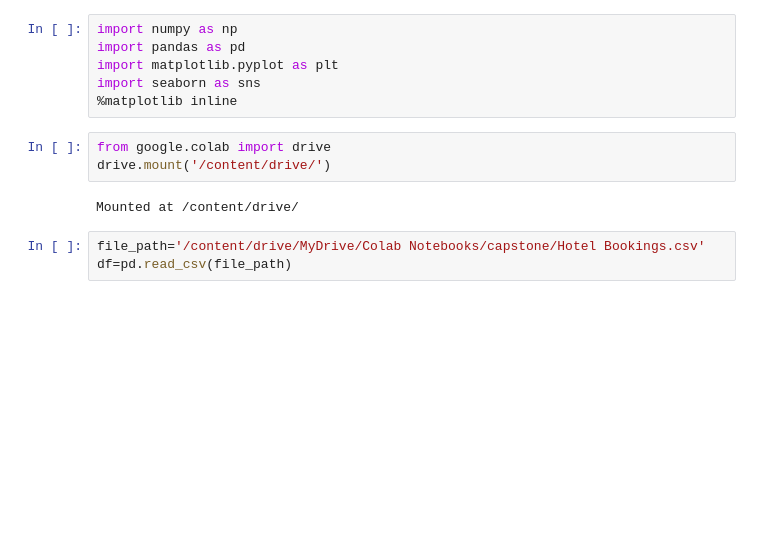
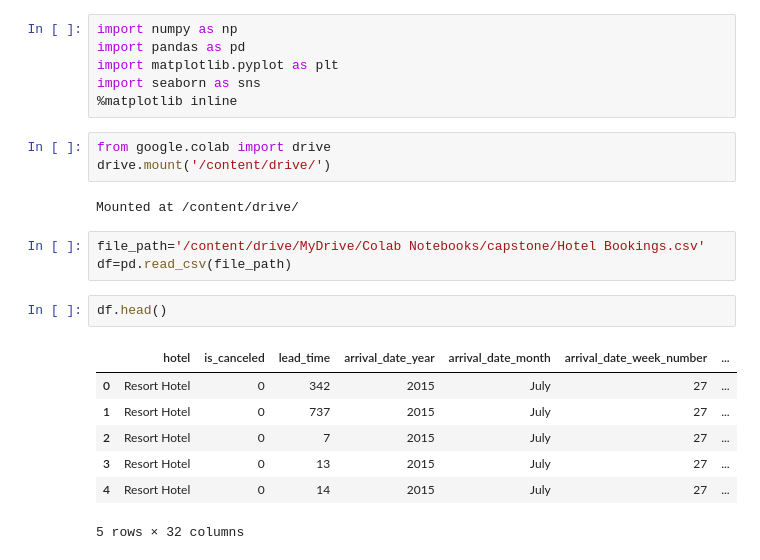
Before and after one commit to shaad4224/Hotel-Booking-Analysis, a Jupyter notebook: Hotel_Booking_Analysis_Capstone_Project.ipynb, the cells around one changed output. Drawn from its saved outputs; the diff is of its cells as text; blank space fills up the shorter version.

```diff
--- a/Hotel_Booking_Analysis_Capstone_Project.ipynb
+++ b/Hotel_Booking_Analysis_Capstone_Project.ipynb
@@ -14,3 +14,13 @@ Mounted at /content/drive/
 # %%
 file_path='/content/drive/MyDrive/Colab Notebooks/capstone/Hotel Bookings.csv'
 df=pd.read_csv(file_path)
+# %%
+df.head()
+# %% [output]
+|  | hotel | is_canceled | lead_time | arrival_date_year | arrival_date_month | arrival_date_week_number | ... |
+| 0 | Resort Hotel | 0 | 342 | 2015 | July | 27 | ... |
+| 1 | Resort Hotel | 0 | 737 | 2015 | July | 27 | ... |
+| 2 | Resort Hotel | 0 | 7 | 2015 | July | 27 | ... |
+| 3 | Resort Hotel | 0 | 13 | 2015 | July | 27 | ... |
+| 4 | Resort Hotel | 0 | 14 | 2015 | July | 27 | ... |
+5 rows × 32 columns
```
Also changed, not shown: parts of 4 cells of this notebook.
